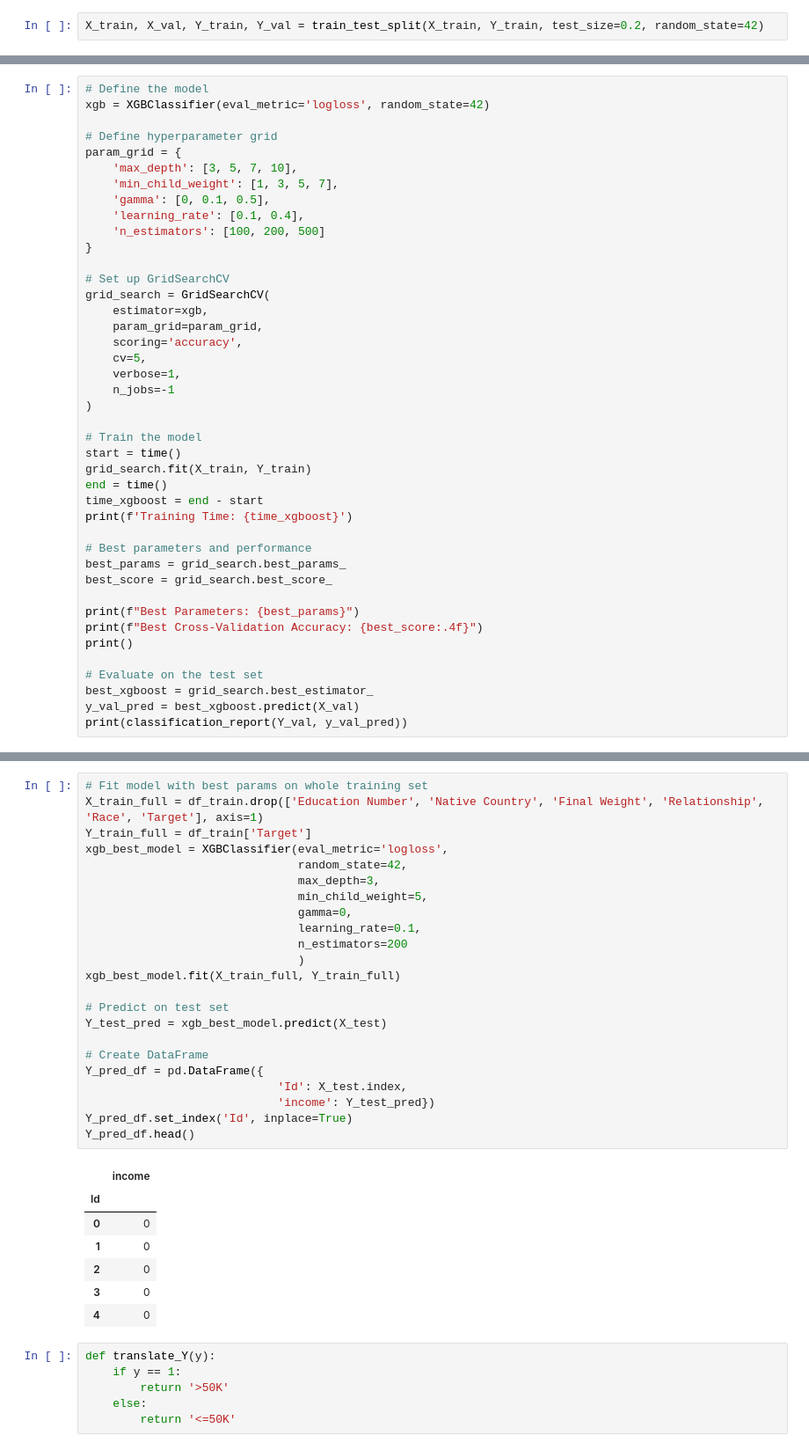
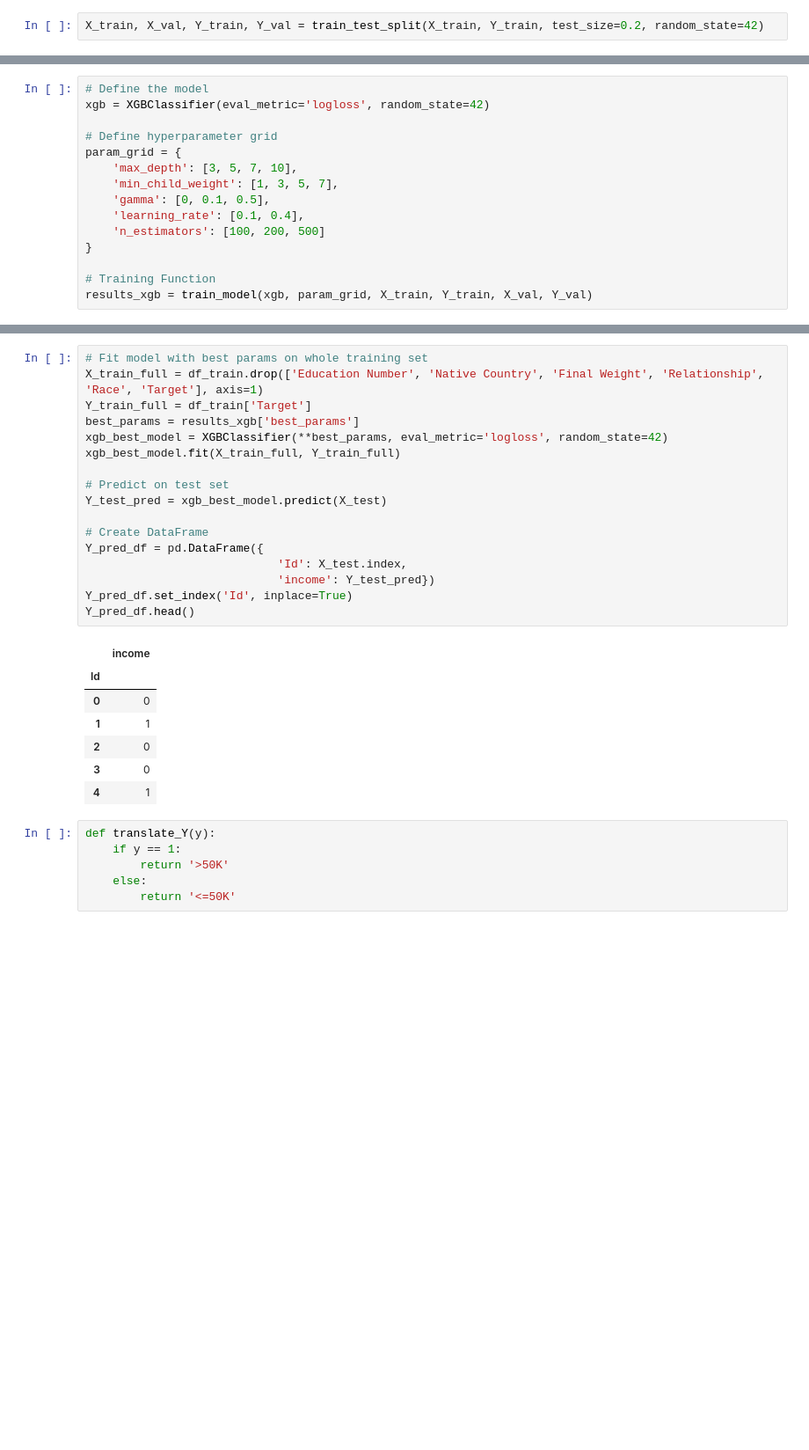
Before and after one commit to henriquefukushima/PMR3508, a Jupyter notebook: ADULT-4classifiers/PMR3508-2024-2-70.IPYNB, the cells around one changed output, grey strips where cells are left out. Shown: that part at 88% size. Cells and saved outputs as stored; diff of their text form; blank space fills up the shorter version.

```diff
--- a/ADULT-4classifiers/PMR3508-2024-2-70.IPYNB
+++ b/ADULT-4classifiers/PMR3508-2024-2-70.IPYNB
@@ -531,34 +527,7 @@ param_grid = {
     'n_estimators': [100, 200, 500]
 }
 
-# Set up GridSearchCV
-grid_search = GridSearchCV(
-    estimator=xgb,
-    param_grid=param_grid,
-    scoring='accuracy',
-    cv=5,
-    verbose=1,
-    n_jobs=-1
-)
-
-# Train the model
-start = time()
-grid_search.fit(X_train, Y_train)
-end = time()
-time_xgboost = end - start
-print(f'Training Time: {time_xgboost}')
-
-# Best parameters and performance
-best_params = grid_search.best_params_
-best_score = grid_search.best_score_
-
-print(f"Best Parameters: {best_params}")
-print(f"Best Cross-Validation Accuracy: {best_score:.4f}")
-print()
-
-# Evaluate on the test set
-best_xgboost = grid_search.best_estimator_
-y_val_pred = best_xgboost.predict(X_val)
-print(classification_report(Y_val, y_val_pred))
+# Training Function
+results_xgb = train_model(xgb, param_grid, X_train, Y_train, X_val, Y_val)
 # %% [output]
 Fitting 5 folds for each of 288 candidates, totalling 1440 fits
@@ -623,34 +636,28 @@ From the AUC metrics for the ROC curves, we conclude that the XGBoost classifier
 # %%
 # Fit model with best params on whole training set
 X_train_full = df_train.drop(['Education Number', 'Native Country', 'Final Weight', 'Relationship', 'Race', 'Target'], axis=1)
 Y_train_full = df_train['Target']
-xgb_best_model = XGBClassifier(eval_metric='logloss',
-                               random_state=42,
-                               max_depth=3,
-                               min_child_weight=5,
-                               gamma=0,
-                               learning_rate=0.1,
-                               n_estimators=200
-                               )
+best_params = results_xgb['best_params']
+xgb_best_model = XGBClassifier(**best_params, eval_metric='logloss', random_state=42)
 xgb_best_model.fit(X_train_full, Y_train_full)
 
 # Predict on test set
 Y_test_pred = xgb_best_model.predict(X_test)
 
 # Create DataFrame
 Y_pred_df = pd.DataFrame({
                             'Id': X_test.index,
                             'income': Y_test_pred})
 Y_pred_df.set_index('Id', inplace=True)
 Y_pred_df.head()
 # %% [output]
 |  | income |
 | Id |  |
 | 0 | 0 |
-| 1 | 0 |
+| 1 | 1 |
 | 2 | 0 |
 | 3 | 0 |
-| 4 | 0 |
+| 4 | 1 |
 # %%
 def translate_Y(y):
     if y == 1:
```
Also changed, not shown: parts of 26 cells of this notebook, 1 other file.
